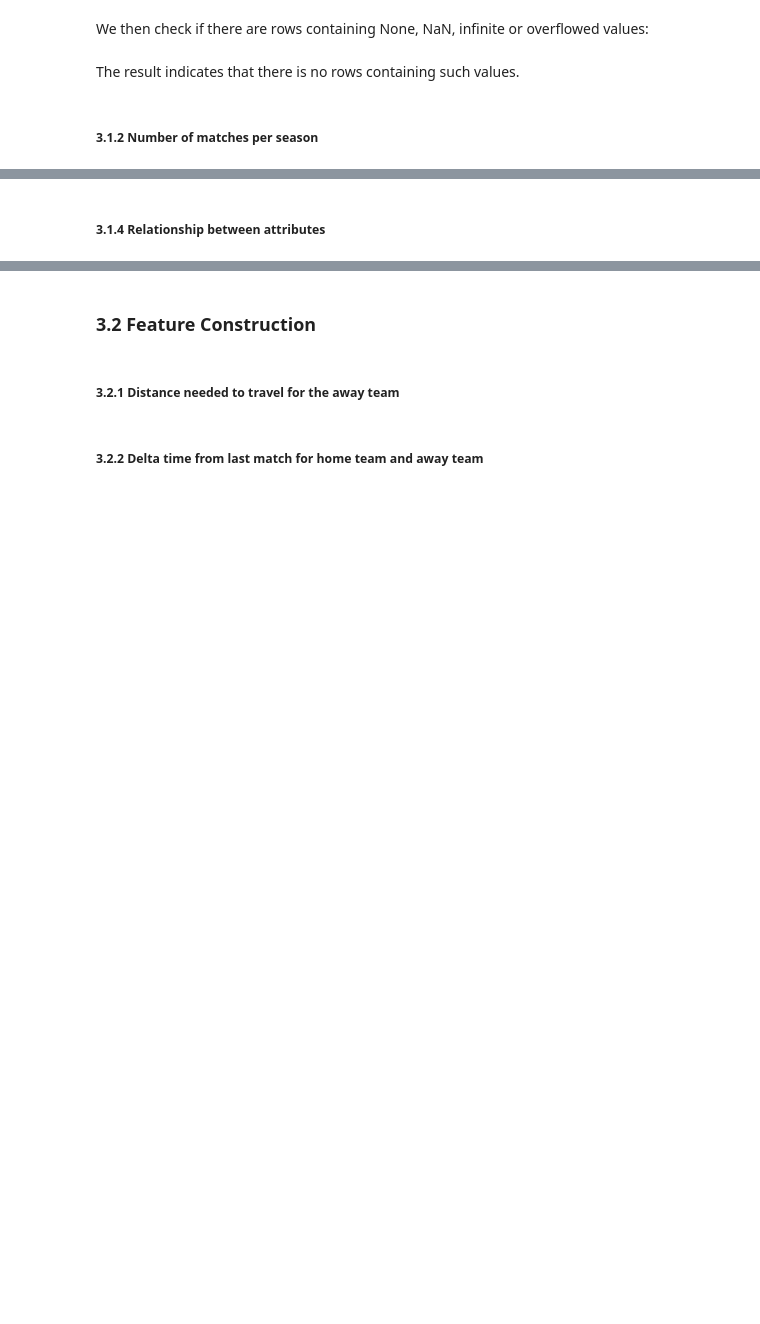
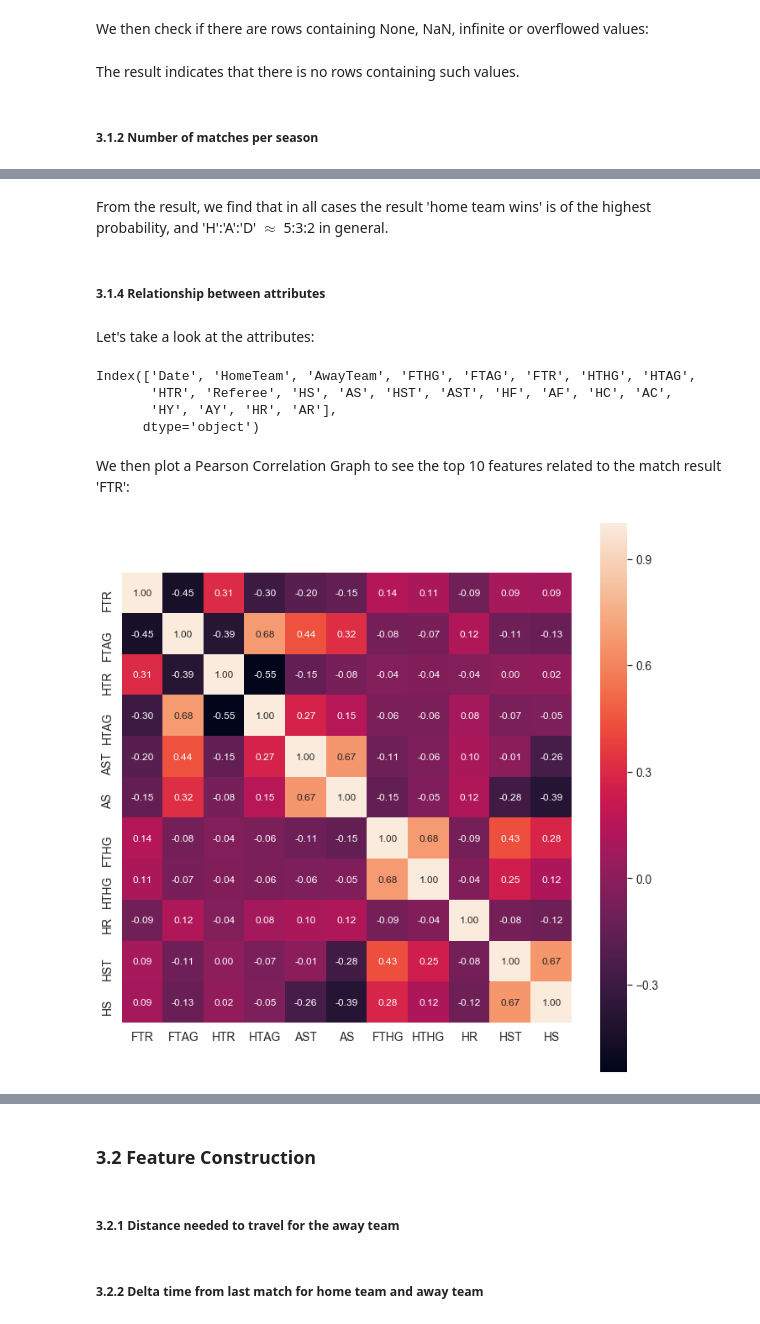
Before and after one commit to Yun5141/0036-groupProject, a Jupyter notebook: FootballResultPrediction.ipynb, the cells around one changed output, grey strips where cells are left out. Saved outputs shown, nothing was run; the diff lists cells and outputs as text; code cells hidden in the pictures; blank space fills up the shorter version.

```diff
--- a/FootballResultPrediction.ipynb
+++ b/FootballResultPrediction.ipynb
@@ -96,2 +198,37 @@ The result indicates that there is no rows containing such values.
+# %% [markdown]
+From the result, we find that in all cases the result 'home team wins' is of the highest probability, and 'H':'A':'D' $\approx$ 5:3:2 in general.
 # %% [markdown]
 ##### 3.1.4 Relationship between attributes
+# %% [markdown]
+Let's take a look at the attributes:
+# %%
+raw_training_data.columns
+# %% [output]
+Index(['Date', 'HomeTeam', 'AwayTeam', 'FTHG', 'FTAG', 'FTR', 'HTHG', 'HTAG',
+       'HTR', 'Referee', 'HS', 'AS', 'HST', 'AST', 'HF', 'AF', 'HC', 'AC',
+       'HY', 'AY', 'HR', 'AR'],
+      dtype='object')
+# %% [markdown]
+We then plot a Pearson Correlation Graph to see the top 10 features related to the match result 'FTR':
+# %%
+# plot the top 10 features related to FTR
+def plotGraph(X_all, Y_all):
+
+    train_data=pd.concat([X_all,Y_all],axis=1)
+
+    #FTR correlation matrix
+    plt.figure(figsize=(12,12))
+    k = 11 # number of variables for heatmap
+    cols = abs(train_data.astype(float).corr()).nlargest(k, 'FTR')['FTR'].index
+    cm = np.corrcoef(train_data[cols].values.T)
+    sns.set(font_scale=1.25)
+    hm = sns.heatmap(cm, cbar=True, annot=True, square=True, fmt='.2f', annot_kws={'size': 12}, yticklabels=cols.values, xticklabels=cols.values)
+    plt.show()
+
+attributes = raw_training_data.copy().drop(['Date','HomeTeam', 'AwayTeam', 'Referee','FTR'],1)
+attributes['HTR'] = attributes['HTR'].map({'H':1,'A':0,'D':2})
+label = raw_training_data['FTR']
+label = label.map({'H':1,'A':0,'D':2})
+plotGraph(attributes,label)
+# %% [output]
+[figure, added]
```
Also changed, not shown: parts of 13 cells of this notebook.
